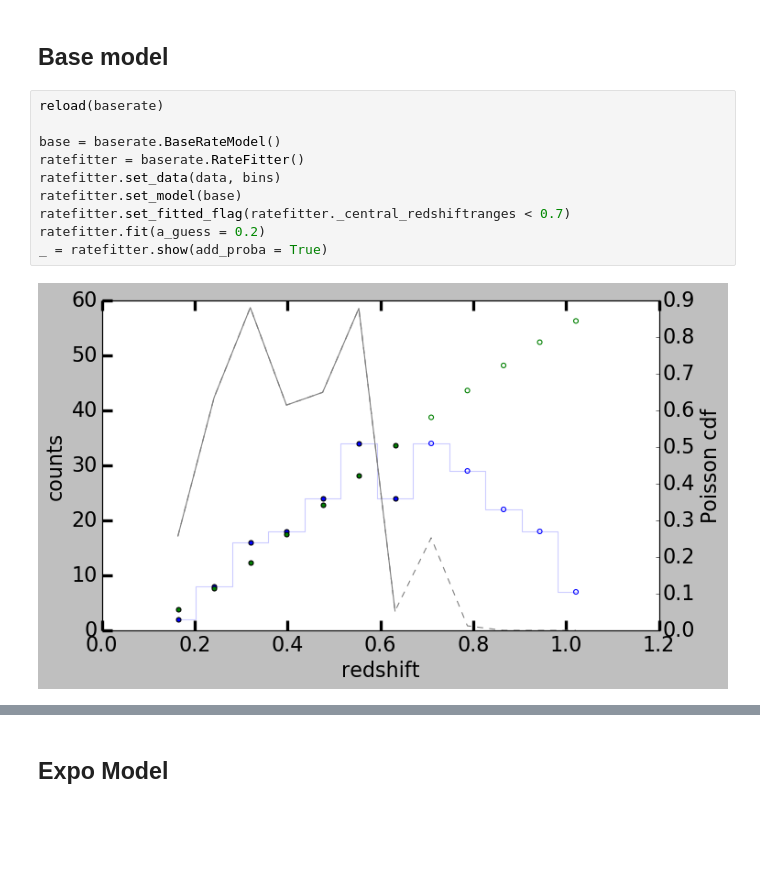
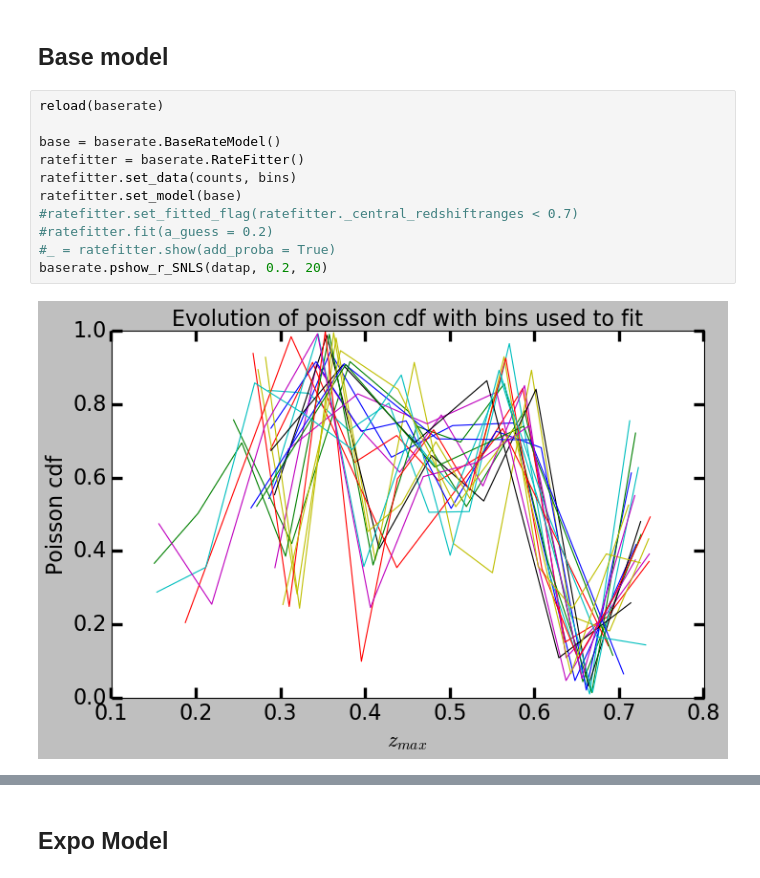
Before and after one commit to Nora-n/variaIa, a Jupyter notebook: notebooks/ModeFits.ipynb, the cells around one changed output, grey strips where cells are left out. Cells and saved outputs as stored; diff of their text form; blank space fills up the shorter version.

Commit message:
Updated gitignore, created pshow SNLS

```diff
--- a/notebooks/ModeFits.ipynb
+++ b/notebooks/ModeFits.ipynb
@@ -56,12 +111,13 @@ interactive(children=(IntSlider(value=12, continuous_update=False, description='
 # %%
 reload(baserate)
 
 base = baserate.BaseRateModel()
 ratefitter = baserate.RateFitter()
-ratefitter.set_data(data, bins)
+ratefitter.set_data(counts, bins)
 ratefitter.set_model(base)
-ratefitter.set_fitted_flag(ratefitter._central_redshiftranges < 0.7)
-ratefitter.fit(a_guess = 0.2)
-_ = ratefitter.show(add_proba = True)
+#ratefitter.set_fitted_flag(ratefitter._central_redshiftranges < 0.7)
+#ratefitter.fit(a_guess = 0.2)
+#_ = ratefitter.show(add_proba = True)
+baserate.pshow_r_SNLS(datap, 0.2, 20)
 # %% [output]
-[figure, old version]
+[figure, new version]
```
Also changed, not shown: parts of 6 cells of this notebook, 2 other files.
